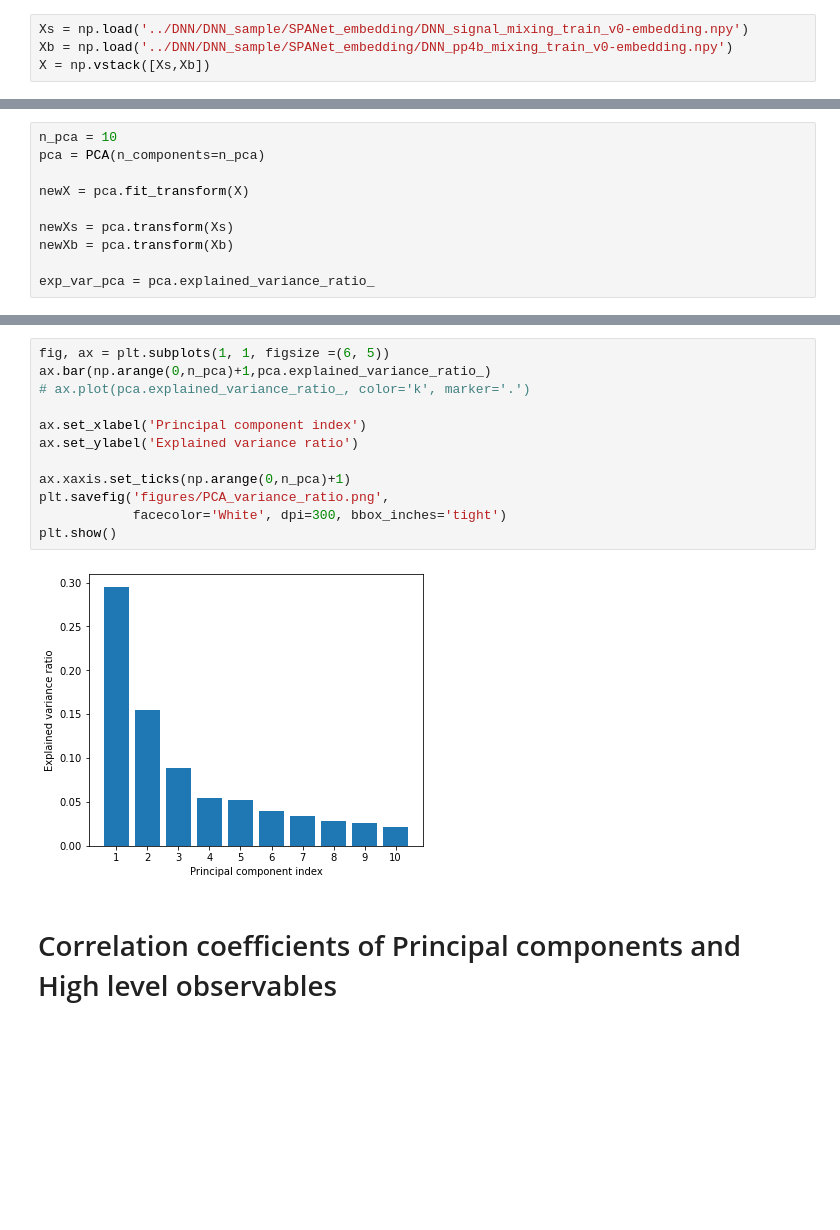
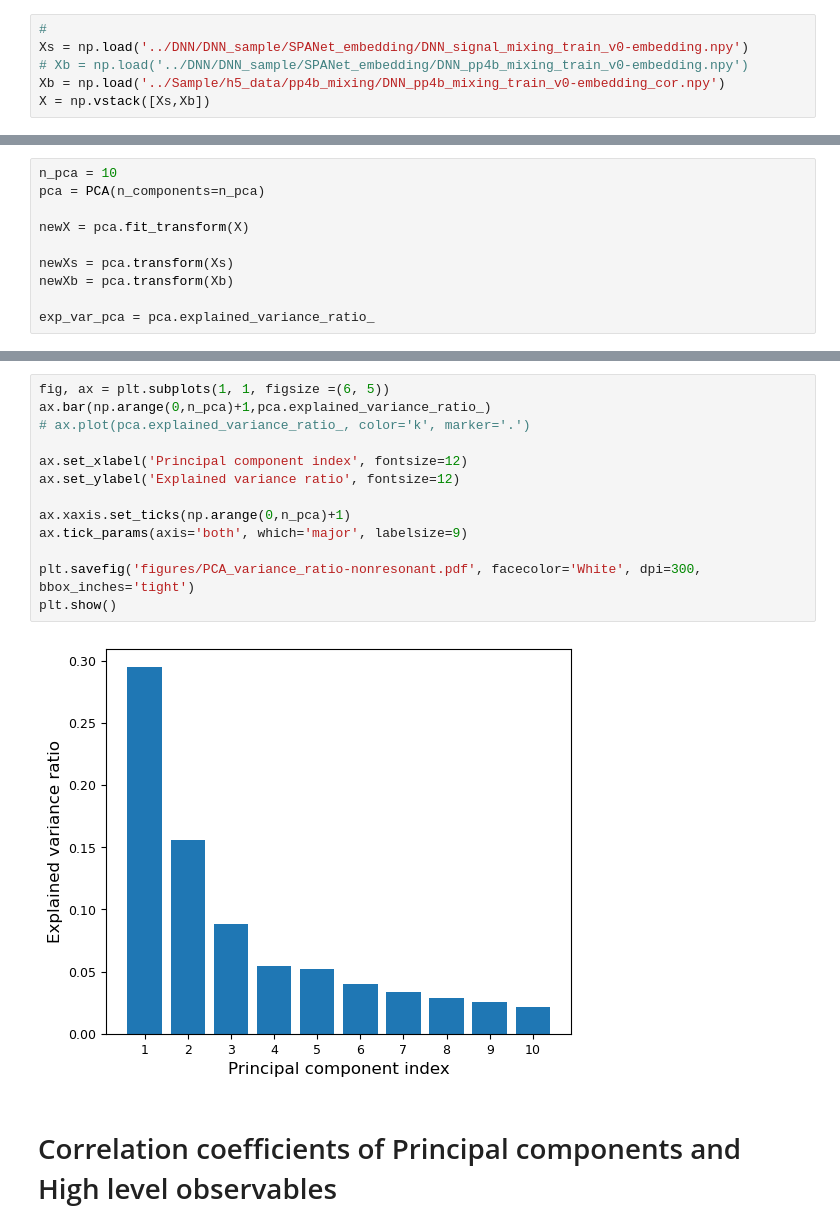
Before and after one commit to r10222035/3-4-Higgs-Collider-Study, a Jupyter notebook: Analysis/PCA.ipynb, the cells around one changed output, grey strips where cells are left out. Saved outputs shown, nothing was run; the diff lists cells and outputs as text; blank space fills up the shorter version.

```diff
--- a/Analysis/PCA.ipynb
+++ b/Analysis/PCA.ipynb
@@ -6,6 +128,8 @@ import seaborn as sns
 # %%
+#
 Xs = np.load('../DNN/DNN_sample/SPANet_embedding/DNN_signal_mixing_train_v0-embedding.npy')
-Xb = np.load('../DNN/DNN_sample/SPANet_embedding/DNN_pp4b_mixing_train_v0-embedding.npy')
+# Xb = np.load('../DNN/DNN_sample/SPANet_embedding/DNN_pp4b_mixing_train_v0-embedding.npy')
+Xb = np.load('../Sample/h5_data/pp4b_mixing/DNN_pp4b_mixing_train_v0-embedding_cor.npy')
 X = np.vstack([Xs,Xb])
 # %%
 Ys = np.load('../DNN/DNN_sample/DNN_signal_mixing_train_mix-class-SPANET2.npy')
@@ -34,17 +158,18 @@ plt.show()
 # %%
 fig, ax = plt.subplots(1, 1, figsize =(6, 5))
 ax.bar(np.arange(0,n_pca)+1,pca.explained_variance_ratio_)
 # ax.plot(pca.explained_variance_ratio_, color='k', marker='.')
 
-ax.set_xlabel('Principal component index')
-ax.set_ylabel('Explained variance ratio')
+ax.set_xlabel('Principal component index', fontsize=12)
+ax.set_ylabel('Explained variance ratio', fontsize=12)
 
 ax.xaxis.set_ticks(np.arange(0,n_pca)+1)
-plt.savefig('figures/PCA_variance_ratio.png',
-            facecolor='White', dpi=300, bbox_inches='tight')
+ax.tick_params(axis='both', which='major', labelsize=9)
+
+plt.savefig('figures/PCA_variance_ratio-nonresonant.pdf', facecolor='White', dpi=300, bbox_inches='tight')
 plt.show()
 # %% [output]
-[figure, old version]
+[figure, new version]
 # %% [markdown]
 # Correlation coefficients of Principal components and High level observables
 # %%
```
Also changed, not shown: parts of 15 cells of this notebook, 12 other files.
